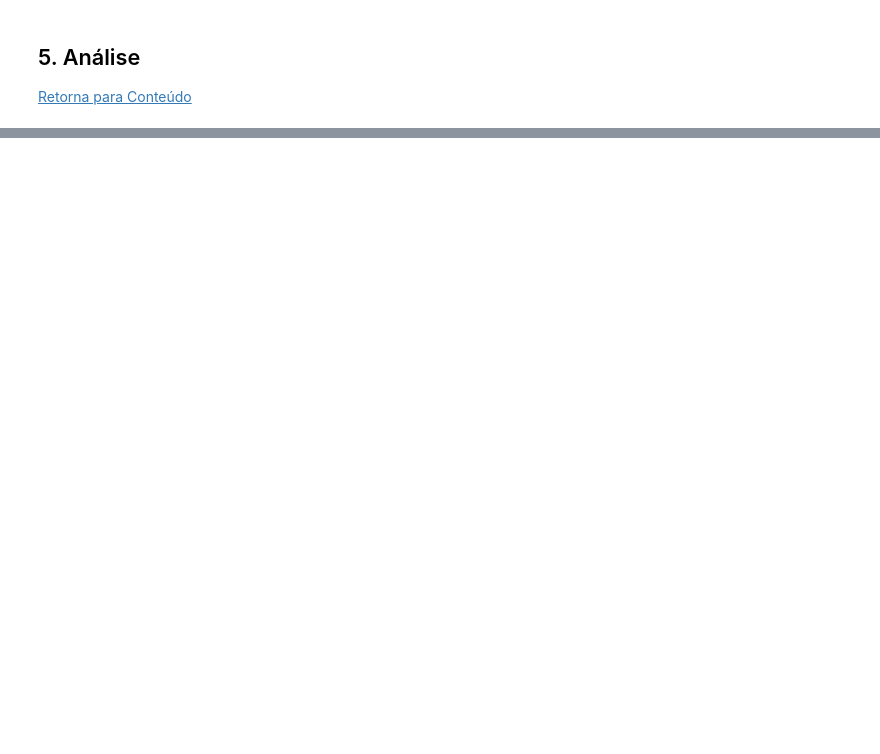
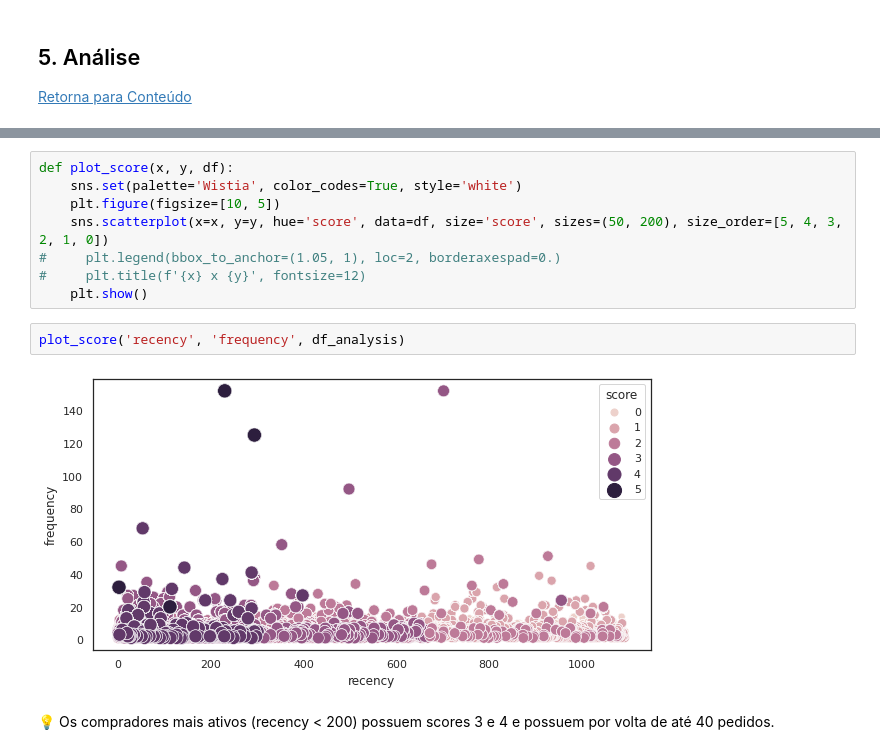
Before and after one commit to pathilink/elo7_mkt_case, a Jupyter notebook: notebook/elo7_mkt_case.ipynb, the cells around one changed output, grey strips where cells are left out. Drawn from its saved outputs; the diff is of its cells as text; blank space fills up the shorter version.

```diff
--- a/notebook/elo7_mkt_case.ipynb
+++ b/notebook/elo7_mkt_case.ipynb
@@ -578,0 +600,14 @@ plt.show()
+# %%
+def plot_score(x, y, df):
+    sns.set(palette='Wistia', color_codes=True, style='white')
+    plt.figure(figsize=[10, 5])
+    sns.scatterplot(x=x, y=y, hue='score', data=df, size='score', sizes=(50, 200), size_order=[5, 4, 3, 2, 1, 0])
+#     plt.legend(bbox_to_anchor=(1.05, 1), loc=2, borderaxespad=0.)
+#     plt.title(f'{x} x {y}', fontsize=12)
+    plt.show()
+# %%
+plot_score('recency', 'frequency', df_analysis)
+# %% [output]
+[figure, added]
+# %% [markdown]
+💡 Os compradores mais ativos (recency < 200) possuem scores 3 e 4 e possuem por volta de até 40 pedidos.
```
Also changed, not shown: parts of 21 cells of this notebook.
